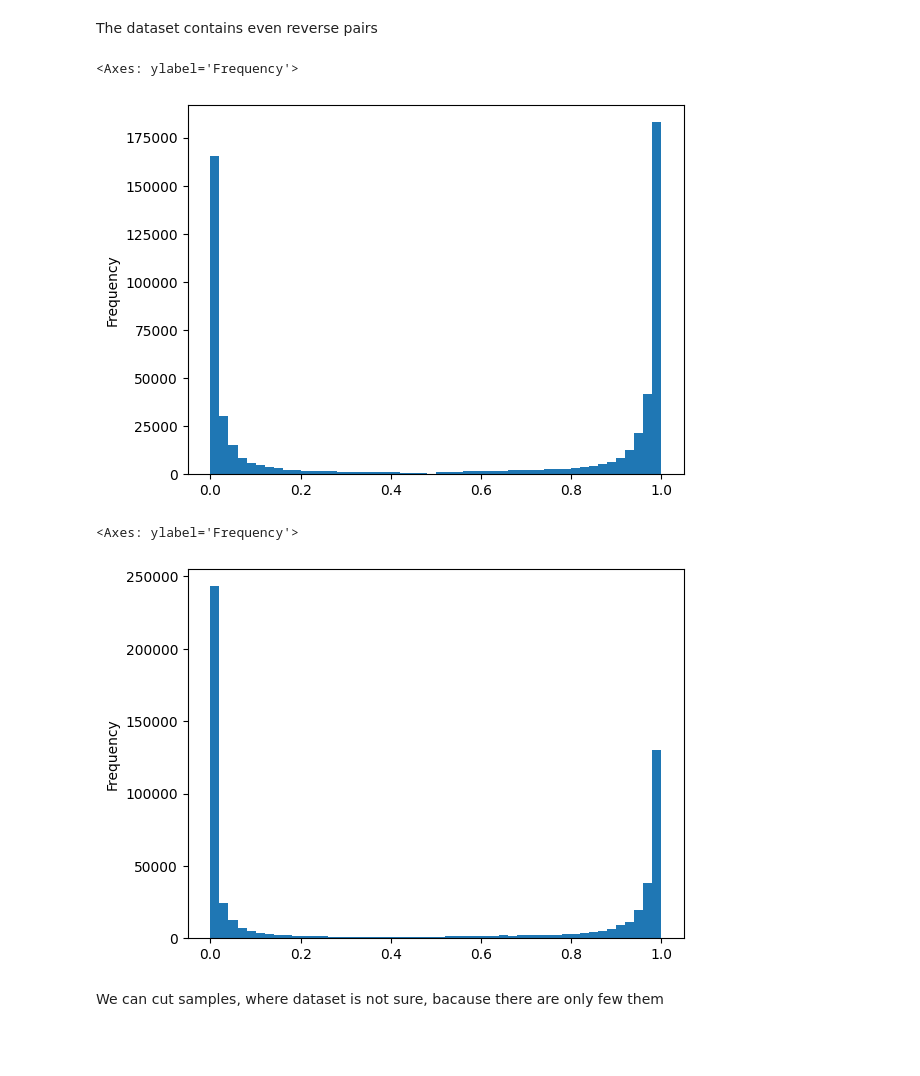
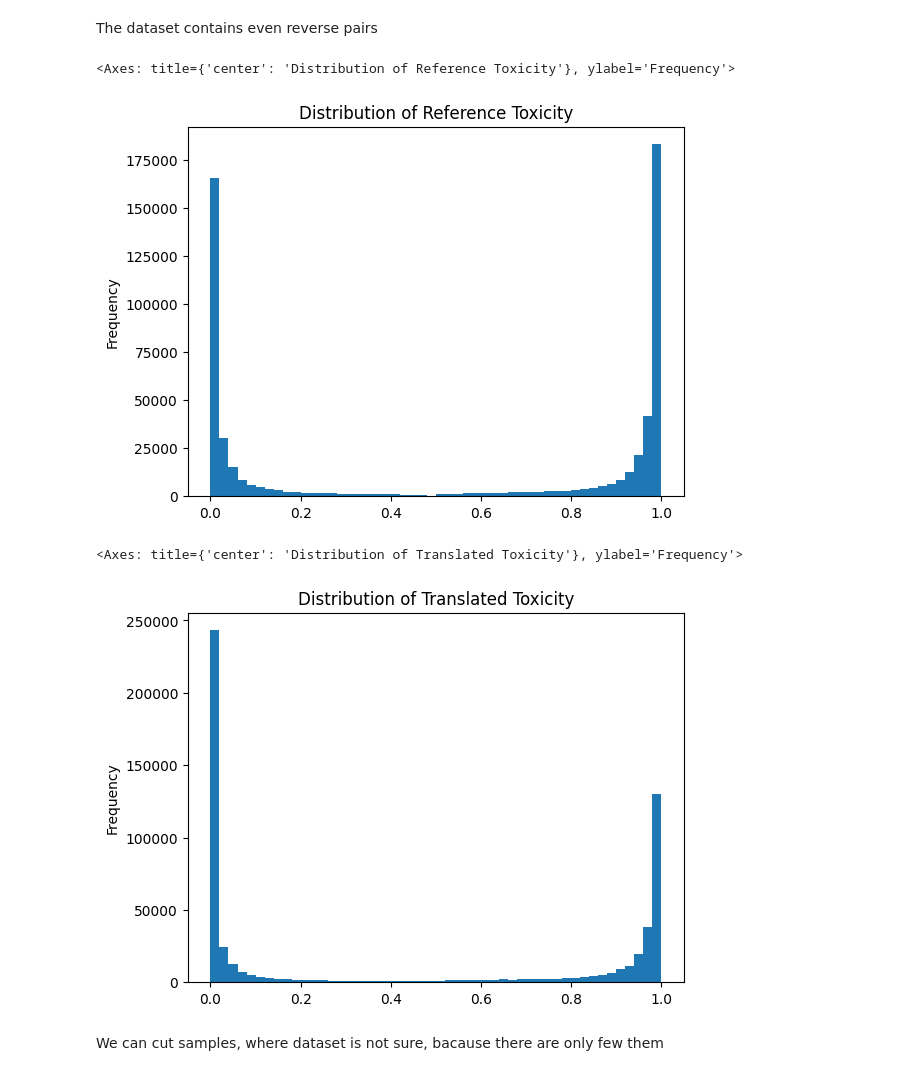
Before and after one commit to bart02/text-detoxification, a Jupyter notebook: notebooks/00_data_analysis.ipynb, the cells around one changed output. Drawn from its saved outputs; the diff is of its cells as text; code cells hidden in the pictures; blank space fills up the shorter version.

```diff
--- a/notebooks/00_data_analysis.ipynb
+++ b/notebooks/00_data_analysis.ipynb
@@ -1,6 +1,6 @@
 # %%
 import pandas as pd
-df = pd.read_csv("../src/data/raw/filtered.tsv", sep="\t", index_col='Unnamed: 0')
+df = pd.read_csv("../data/raw/filtered.tsv", sep="\t", index_col='Unnamed: 0')
 # %%
 df
 # %% [output]
@@ -24,15 +24,15 @@ df
 # %% [markdown]
 The dataset contains even reverse pairs
 # %%
-df['ref_tox'].plot(kind='hist', bins=50)
+df['ref_tox'].plot(kind='hist', bins=50, title='Distribution of Reference Toxicity')
 # %% [output]
-<Axes: ylabel='Frequency'>
+<Axes: title={'center': 'Distribution of Reference Toxicity'}, ylabel='Frequency'>
-[figure, old version]
+[figure, new version]
 # %%
-df['trn_tox'].plot(kind='hist', bins=50)
+df['trn_tox'].plot(kind='hist', bins=50, title='Distribution of Translated Toxicity')
 # %% [output]
-<Axes: ylabel='Frequency'>
+<Axes: title={'center': 'Distribution of Translated Toxicity'}, ylabel='Frequency'>
-[figure, old version]
+[figure, new version]
 # %% [markdown]
 We can cut samples, where dataset is not sure, bacause there are only few them
 # %%
```
